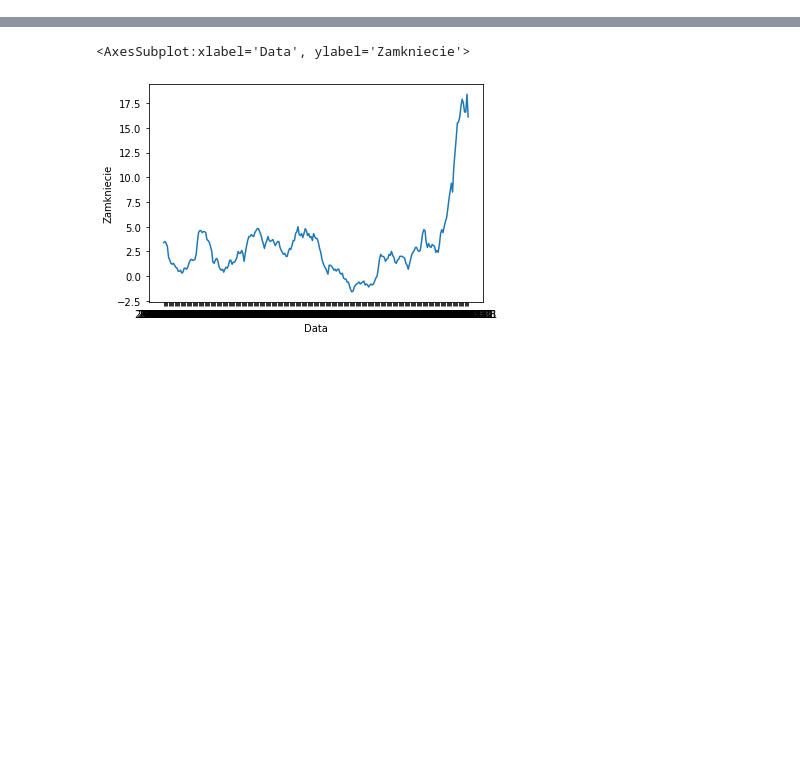
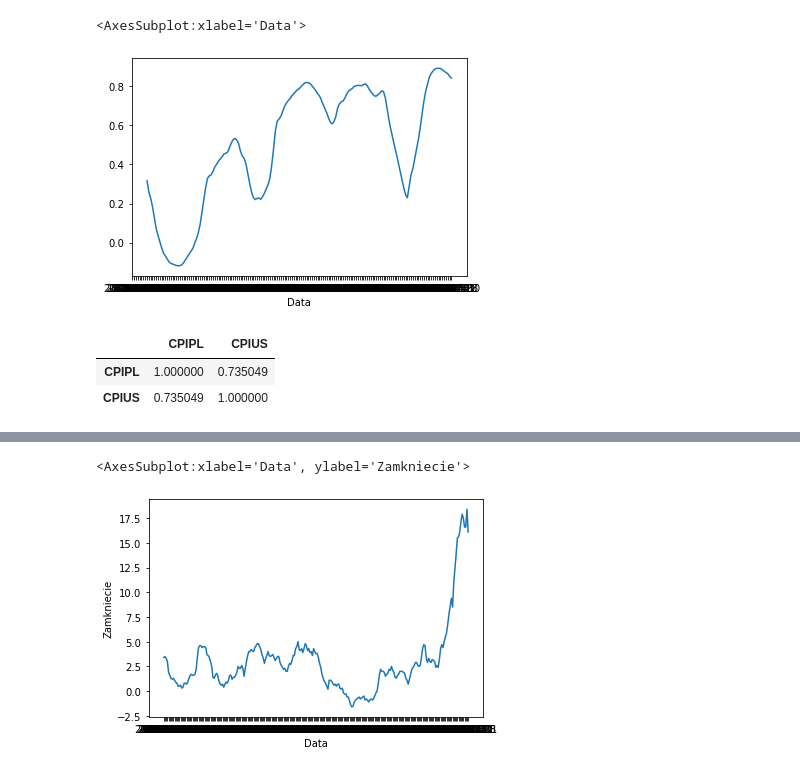
Before and after one commit to msz13/Goal-Based-Investing, a Jupyter notebook: esg/preproccessing.ipynb, the cells around one changed output, grey strips where cells are left out. Drawn from its saved outputs; the diff is of its cells as text; code cells hidden in the pictures; blank space fills up the shorter version.

```diff
--- a/esg/preproccessing.ipynb
+++ b/esg/preproccessing.ipynb
@@ -39,0 +98,12 @@ cpius.tail(15)
+# %%
+corr = cpi['CPIPL'].rolling(60).corr(cpi['CPIUS'])
+sns.lineplot(data=corr)
+# %% [output]
+<AxesSubplot:xlabel='Data'>
+[figure, added]
+# %%
+cpi.corr('pearson')
+# %% [output]
+|  | CPIPL | CPIUS |
+| CPIPL | 1.000000 | 0.735049 |
+| CPIUS | 0.735049 | 1.000000 |
```
Also changed, not shown: parts of 7 cells of this notebook, 4 other files.
